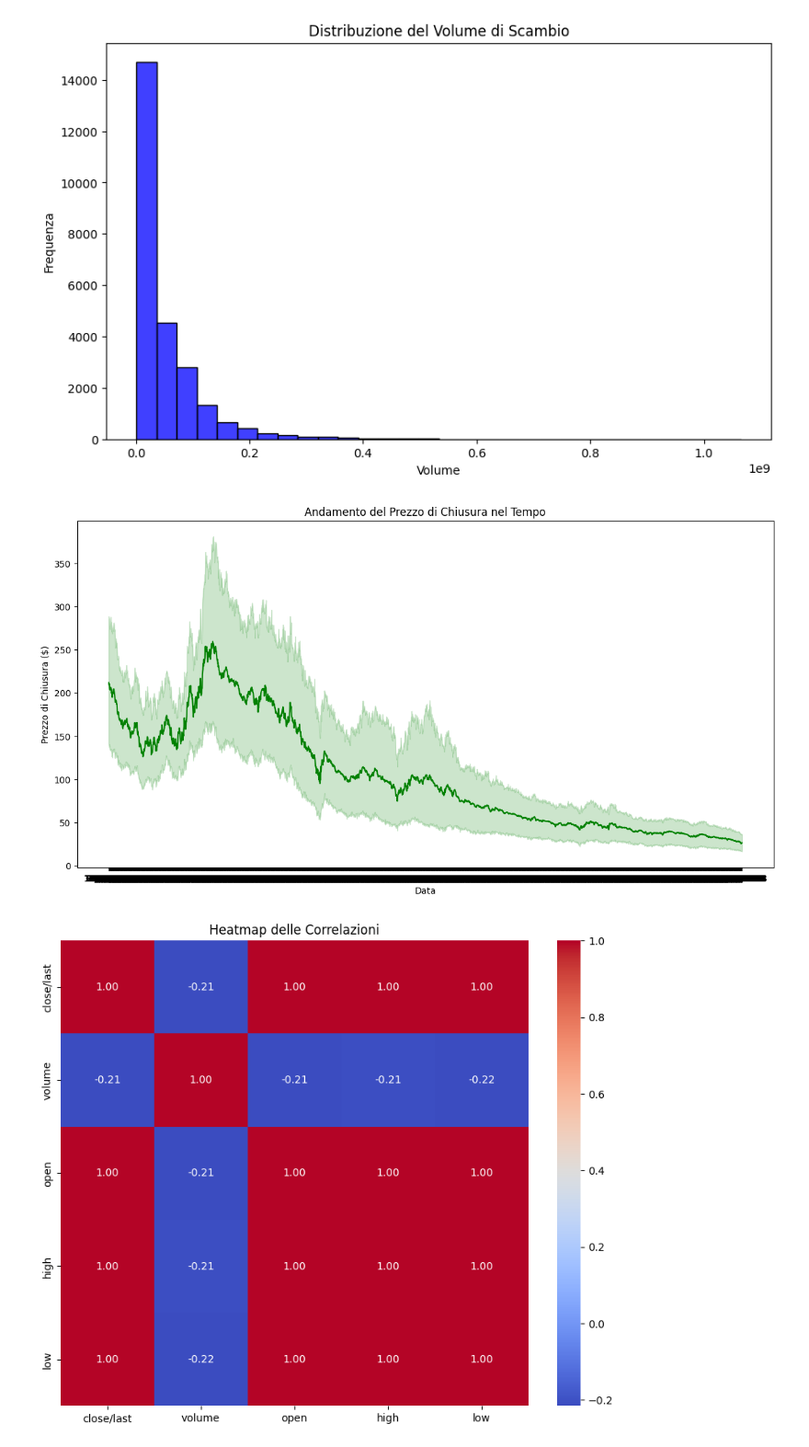
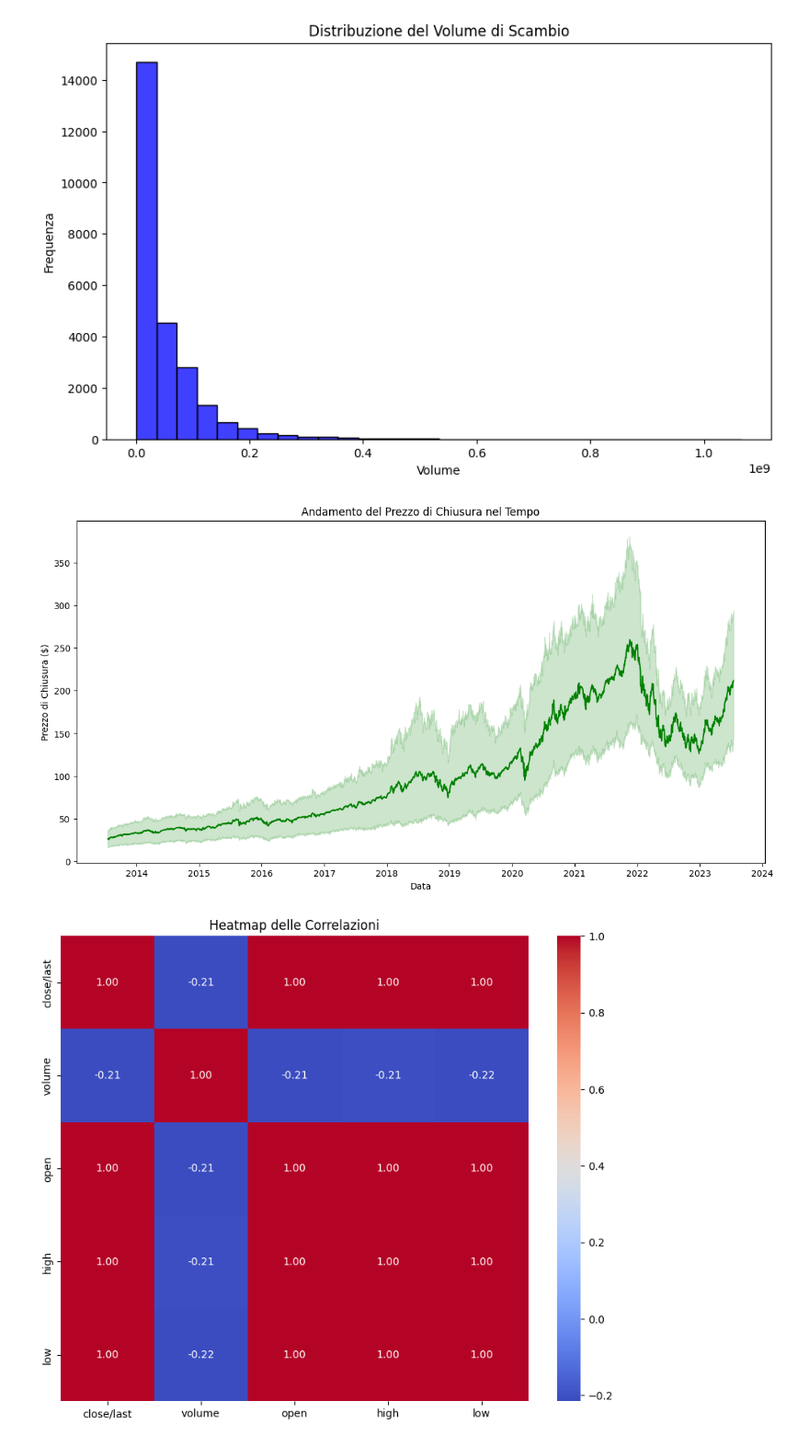
Before and after one commit to diegosantarelli/Data_science_2024, a Jupyter notebook: DS_Python/Stock_market.ipynb, the cells around one changed output. Shown at 92% size. Drawn from its saved outputs; the diff is of its cells as text; code cells hidden in the pictures.

```diff
--- a/DS_Python/Stock_market.ipynb
+++ b/DS_Python/Stock_market.ipynb
@@ -106,6 +106,9 @@ def correct_date_format(date):
 # Applicare la funzione alla colonna 'date'
 df_cleaned['date'] = df_cleaned['date'].astype(str).apply(correct_date_format)
 
+# Convertire la colonna 'date' in datetime senza specificare il formato
+df_cleaned['date'] = pd.to_datetime(df_cleaned['date'], errors='coerce')
+
 # Pulizia e conversione della colonna 'close/last'
 df_cleaned['close/last'] = df_cleaned['close/last'].replace('[\$,]', '', regex=True).astype(float)
 
@@ -114,10 +117,12 @@ df_cleaned['daily_return'] = df_cleaned['close/last'].pct_change() * 100
 df_cleaned['rolling_average_7d'] = df_cleaned['close/last'].rolling(window=7).mean()
 df_cleaned['rolling_average_30d'] = df_cleaned['close/last'].rolling(window=30).mean()
 
-# Visualizzazione dei risultati
-# Head
-print("Primi dati:\n")
-df_cleaned.head()
+output_file = 'cleaned_stock_market.csv'
+df_cleaned.to_csv(output_file, index=False)
+print(f"\nDataset pulito e salvato in: {output_file}")
+
+print("Ultimi dati:\n")
+df_cleaned.tail()
 # %% [output]
 Numero di righe nel dataset senza valori nulli: 25160
 
@@ -181,14 +186,14 @@ plt.show()
 # %%
 # Grafico a linee per l'andamento del prezzo di chiusura
 plt.figure(figsize=(14, 7))
-sns.lineplot(x='date', y='close/last', data=df, color='green')
+sns.lineplot(x='date', y='close/last', data=df_cleaned, color='green')
 plt.title('Andamento del Prezzo di Chiusura nel Tempo')
 plt.xlabel('Data')
 plt.ylabel('Prezzo di Chiusura ($)')
 # plt.savefig('line_plot_close.png')
 plt.show()
 # %% [output]
-[figure, old version]
+[figure, new version]
 # %%
 # Conversione delle colonne 'open', 'high', e 'low' in float
 columns_to_convert = ['open', 'high', 'low']
```
Also changed, not shown: parts of 12 cells of this notebook, 1 other file.
